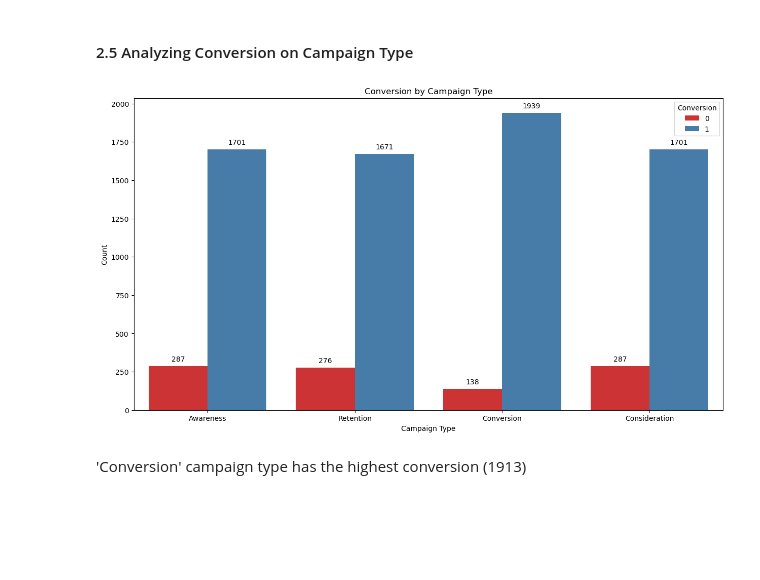
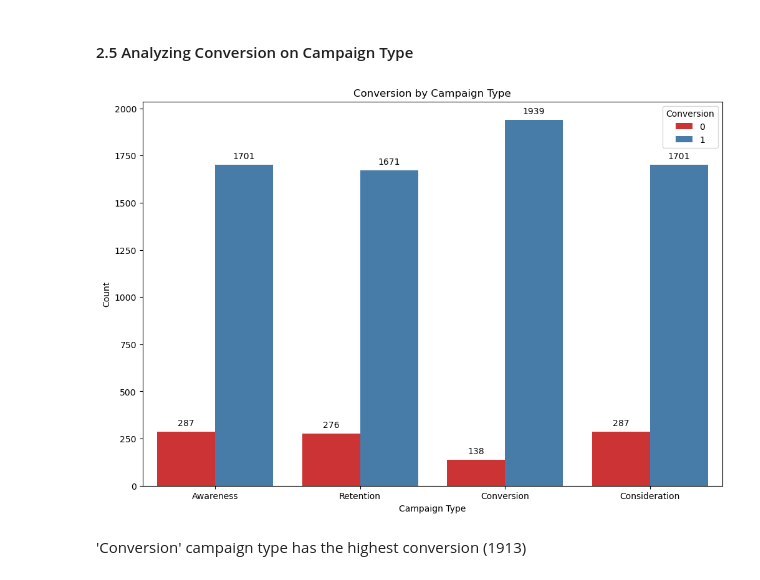
Before and after one commit to am-eric/DigitalMarketing-Analytics, a Jupyter notebook: analysis.ipynb, the cells around one changed output. Drawn from its saved outputs; the diff is of its cells as text; code cells hidden in the pictures; blank space fills up the shorter version.

```diff
--- a/analysis.ipynb
+++ b/analysis.ipynb
@@ -60,6 +60,6 @@ import warnings
 warnings.filterwarnings("ignore")
 # %%
 # read data
-df = pd.read_csv('data/digital_marketing_campaign_dataset.csv')
+df = pd.read_csv('digital_marketing_campaign_dataset.csv')
 df.head()
 # %% [output]
@@ -484,20 +489,20 @@ Higher loyalty points results to more conversion (1)
 # %% [markdown]
 #### 2.5 Analyzing Conversion on Campaign Type
 # %%
-plt.figure(figsize=(15, 8))
+plt.figure(figsize=(12, 8))
 ax = sns.countplot(data=df, x='CampaignType', hue='Conversion', palette='Set1')
 plt.title('Conversion by Campaign Type')
 plt.xlabel('Campaign Type')
 plt.ylabel('Count')
 
 # Adding annotations to the bars
 for p in ax.patches:
     ax.annotate(f'{int(p.get_height())}', (p.get_x() + p.get_width() / 2., p.get_height()),
                 ha = 'center', va = 'center', xytext = (0, 10), textcoords = 'offset points')
 plt.grid(False)
 plt.show()
 # %% [output]
-[figure, old version]
+[figure, new version]
 # %% [markdown]
 'Conversion' campaign type has the highest conversion (1913)
 # %% [markdown]
```
Also changed, not shown: parts of 3 cells of this notebook.
